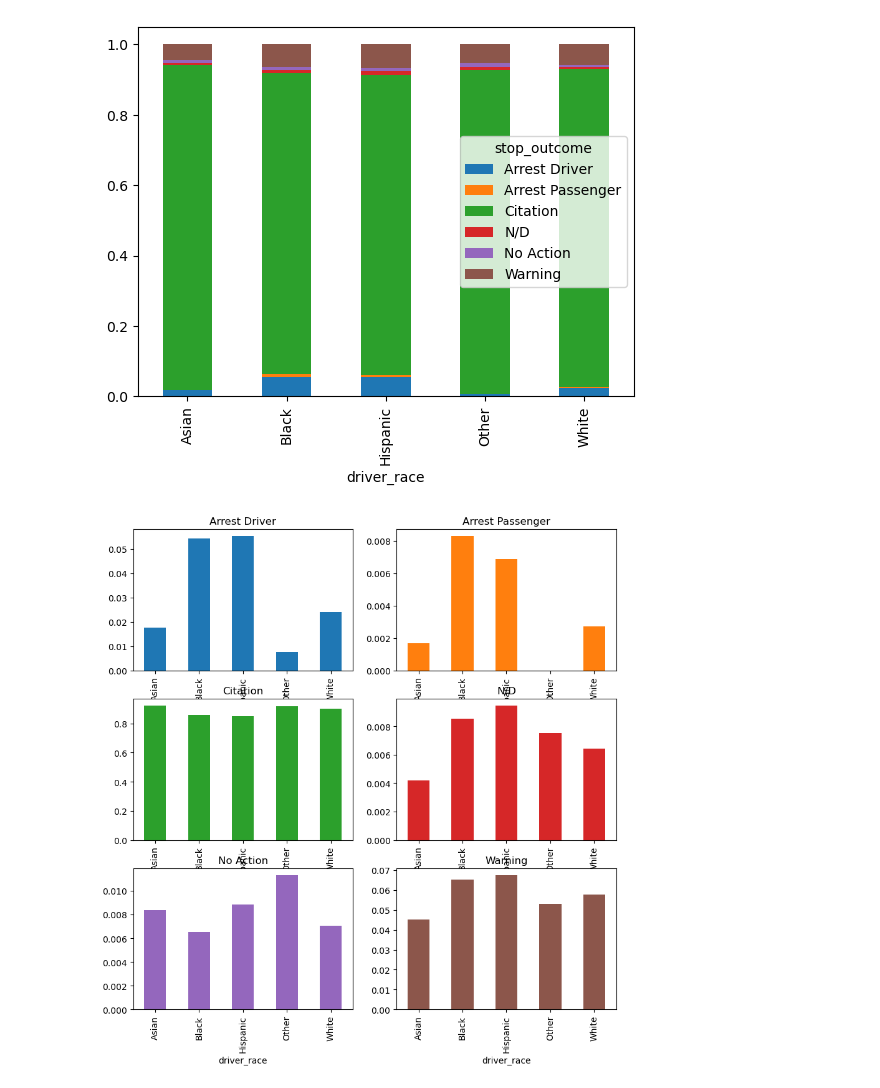
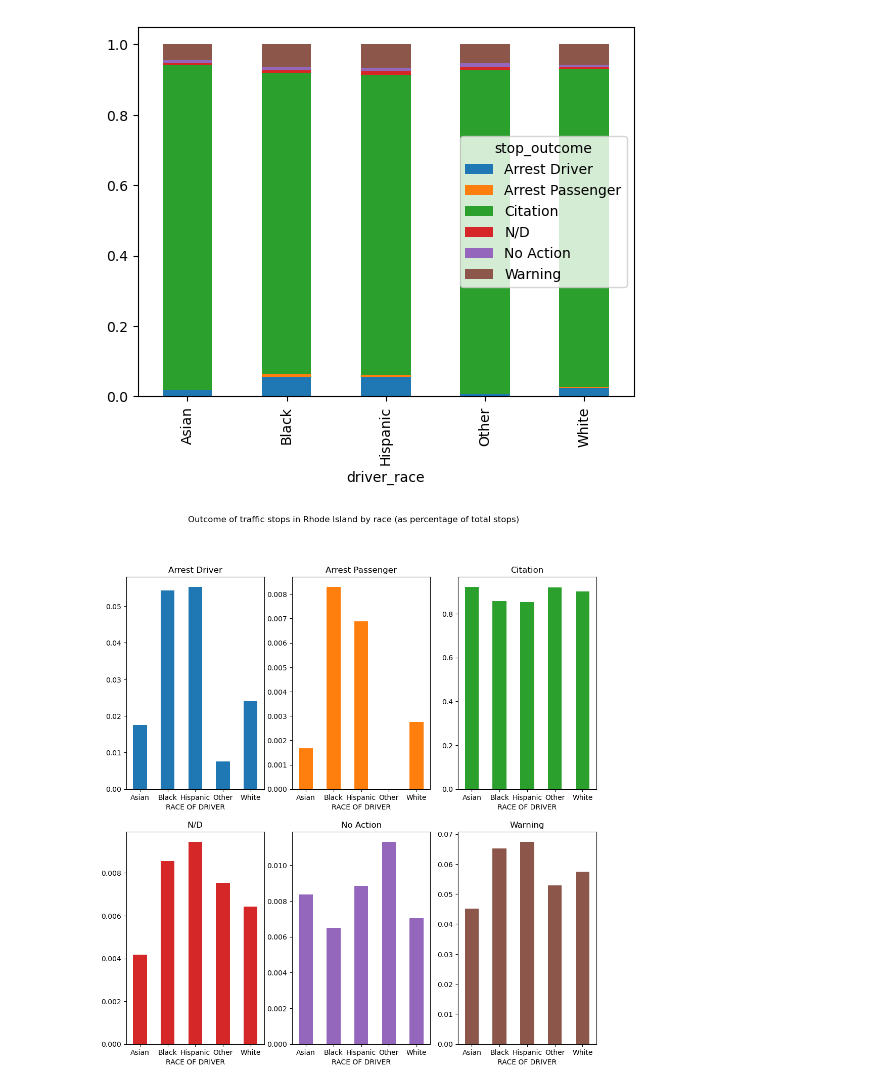
Before and after one commit to alexepperly/DataCampFiles, a Jupyter notebook: PoliceActivity.ipynb, the cells around one changed output. Saved outputs shown, nothing was run; the diff lists cells and outputs as text; code cells hidden in the pictures.

Commit message:
updated chart

```diff
--- a/PoliceActivity.ipynb
+++ b/PoliceActivity.ipynb
@@ -76,13 +76,18 @@ race_df.plot(kind='bar', stacked=True)
 # %%
 # Split race_df into six different bar graphs by
 # stop outcome with different colors based on race for each bar
 # Change the colors based on index value
-race_df.plot(kind='bar',
+race_df_plot = race_df.plot(kind='bar',
              subplots=True,
-             figsize=(10, 10),
-             layout=(3, 2),
+             figsize=(12, 12),
+             layout=(2, 3),
              sharex=False,
              sharey=False,
-             legend=False);
+             legend=False,
+             rot=0,
+             xlabel='RACE OF DRIVER', # Superfluous, already obvious from title
+             title='Outcome of traffic stops in Rhode Island by race (as percentage of total stops)');
+
+race_df_plot;
 # %% [output]
-[figure, old version]
+[figure, new version]
```
Also changed, not shown: parts of 1 cell of this notebook.
